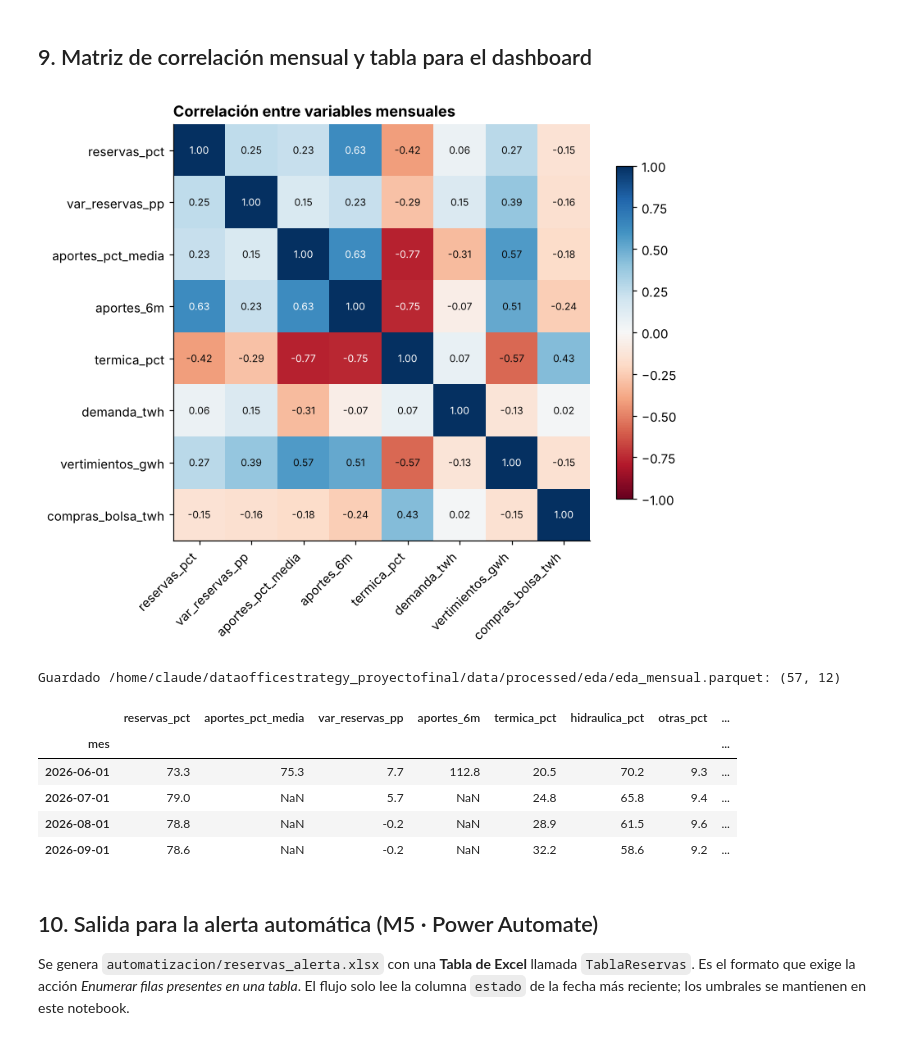
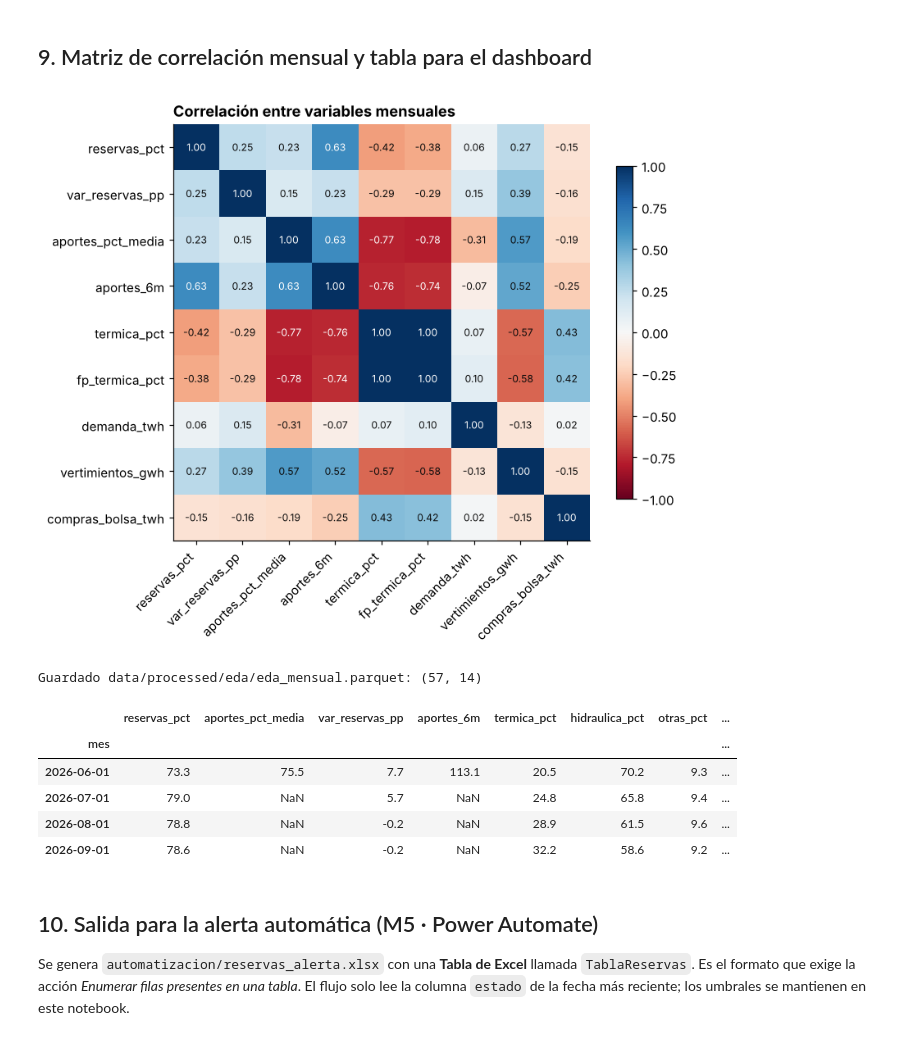
Before and after one commit to vale-leal/DataOfficeStrategy_ProyectoFinal, a Jupyter notebook: notebooks/04_eda.ipynb, the cells around one changed output. Drawn from its saved outputs; the diff is of its cells as text; code cells hidden in the pictures.

```diff
--- a/notebooks/04_eda.ipynb
+++ b/notebooks/04_eda.ipynb
@@ -51,7 +51,7 @@ def guardar(fig, nombre):
     fig.savefig(IMG_DIR / f"{nombre}.png", bbox_inches="tight")
 
 ds = {n: pd.read_parquet(DATA_DIR / f"{n}.parquet")
-      for n in ["reservas", "aportes", "generacion", "demanda", "vertimientos", "compras_bolsa"]}
+      for n in ["reservas", "aportes", "generacion", "demanda", "vertimientos", "compras_bolsa", "capacidad"]}
 pd.DataFrame({n: {"filas": len(d), "columnas": d.shape[1],
                   "desde": d["fecha"].min().date(), "hasta": d["fecha"].max().date(),
                   "archivos_origen": d["archivo_origen"].nunique()} for n, d in ds.items()}).T
@@ -251,7 +256,10 @@ max        88.25
 Los aportes miden cuánta agua llega a los embalses. Si están por debajo del 100 % de la media histórica, el año es más seco de lo normal.
 # %%
 a = ds["aportes"]
-ap = a.groupby("fecha")[["aportes_energia_kwh", "aportes_media_historica_energia_kwh"]].sum(min_count=1)
+# Solo ríos con energía Y media en el mes: si no, numerador y denominador suman ríos distintos
+a_ok = a.dropna(subset=["aportes_energia_kwh", "aportes_media_historica_energia_kwh"])
+print(f"Filas excluidas del cociente por falta de energía o media: {len(a) - len(a_ok)} de {len(a)}")
+ap = a_ok.groupby("fecha")[["aportes_energia_kwh", "aportes_media_historica_energia_kwh"]].sum()
 ap["aportes_pct_media"] = 100 * ap["aportes_energia_kwh"] / ap["aportes_media_historica_energia_kwh"]
 
 fig, ax = plt.subplots()
@@ -268,5 +276,6 @@ racha = (seco != seco.shift()).cumsum()
 mayor = seco.groupby(racha).sum().idxmax()
 tramo = ap[racha == mayor]
 print(f"Racha seca más larga: {len(tramo)} meses ({tramo.index.min():%b-%Y} a {tramo.index.max():%b-%Y}), "
-      f"promedio {tramo['aportes_pct_media'].mean():.0f}% de la media")
+      f"promedio {tramo['aportes_pct_media'].mean():.0f}% de la media; mínimo {tramo['aportes_pct_media'].min():.0f}% "
+      f"en {tramo['aportes_pct_media'].idxmin():%b-%Y}")
 # %% [output]
@@ -359,0 +373,32 @@ Demanda no atendida total: 313.9 GWh = 0.081% de la demanda
+# %%
+cp = ds["capacidad"]
+cap_dia = cp.groupby(["fecha", "tipo_de_generacion"])["capacidad_efectiva_neta_kw"].sum().unstack(fill_value=0)
+cap_mes = cap_dia.resample("MS").mean() / 1e6                     # kW -> GW (promedio del mes)
+
+# Factor de planta diario por tecnología (misma fecha en generación y capacidad)
+fp = (g_dia / (cap_dia * 24)).reindex(columns=["HIDRAULICA", "TERMICA"]).dropna()
+fp_mes = fp.resample("MS").mean() * 100
+
+fig, (ax1, ax2) = plt.subplots(1, 2, figsize=(13, 4))
+orden = ["HIDRAULICA", "TERMICA", "SOLAR", "COGENERADOR", "EOLICA"]
+ax1.stackplot(cap_mes.index, cap_mes[orden].T, colors=[AZUL, NARANJA, AGUA, GRIS, "#c9c8c3"],
+              labels=["Hidráulica", "Térmica", "Solar", "Cogeneración", "Eólica"], edgecolor="white", linewidth=.6)
+ax1.set(ylabel="GW", title="Capacidad efectiva neta por tecnología"); ax1.legend(loc="lower left", frameon=True, ncol=3, fontsize=8)
+ax2.plot(fp_mes.index, fp_mes["TERMICA"], color=NARANJA, label="Térmica")
+ax2.plot(fp_mes.index, fp_mes["HIDRAULICA"], color=AZUL, label="Hidráulica")
+ax2.set(ylim=(0, 100), ylabel="% factor de planta", title="Uso de la capacidad (factor de planta mensual)")
+ax2.legend(frameon=False, loc="upper left")
+guardar(fig, "12_capacidad_factor_planta"); plt.show()
+
+resumen = pd.DataFrame({
+    "capacidad_total_GW": cap_mes.sum(axis=1).groupby(cap_mes.index.year).mean(),
+    "cuota_hidraulica_%": (100 * cap_mes["HIDRAULICA"] / cap_mes.sum(axis=1)).groupby(cap_mes.index.year).mean(),
+    "fp_termica_%": fp_mes["TERMICA"].groupby(fp_mes.index.year).mean(),
+    "fp_hidraulica_%": fp_mes["HIDRAULICA"].groupby(fp_mes.index.year).mean(),
+}).rename_axis("año")
+print(resumen.round(1).to_string())
+pico = fp_mes["TERMICA"].idxmax()
+print(f"\nMáximo factor de planta térmico: {fp_mes['TERMICA'].max():.0f}% en {pico:%b-%Y} "
+      f"(holgura térmica libre: {100 - fp_mes['TERMICA'].max():.0f}% de la capacidad)")
+print(f"Correlación reservas vs. factor de planta térmico: {mens['reservas_pct'].corr(fp_mes['TERMICA']):.2f}")
+mens["fp_termica_pct"] = fp_mes["TERMICA"]; mens["capacidad_gw"] = cap_mes.sum(axis=1)
@@ -404,33 +461,33 @@ Correlación reservas vs. compras en bolsa: -0.15
 # %% [markdown]
 ## 9. Matriz de correlación mensual y tabla para el dashboard
 # %%
-cols = ["reservas_pct", "var_reservas_pp", "aportes_pct_media", "aportes_6m", "termica_pct",
+cols = ["reservas_pct", "var_reservas_pp", "aportes_pct_media", "aportes_6m", "termica_pct", "fp_termica_pct",
         "demanda_twh", "vertimientos_gwh", "compras_bolsa_twh"]
 corr = mens[cols].corr()
 fig, ax = plt.subplots(figsize=(7.5, 6))
 im = ax.imshow(corr, cmap="RdBu", vmin=-1, vmax=1); ax.grid(False)
 ax.set_xticks(range(len(cols)), cols, rotation=45, ha="right"); ax.set_yticks(range(len(cols)), cols)
 for i in range(len(cols)):
     for j in range(len(cols)):
         ax.text(j, i, f"{corr.iat[i, j]:.2f}", ha="center", va="center", fontsize=8,
                 color="white" if abs(corr.iat[i, j]) > .6 else "#0b0b0b")
 fig.colorbar(im, ax=ax, shrink=.8); ax.set_title("Correlación entre variables mensuales")
 guardar(fig, "11_correlacion"); plt.show()
 # %% [output]
-[figure, old version]
+[figure, new version]
 # %%
 # Salida del EDA → insumo del dashboard (Entrega 3). El mes en curso se marca como incompleto.
 mens["mes_completo"] = mens.index < pd.Timestamp(r.index.max()).to_period("M").to_timestamp()
 mens["en_vigilancia"] = mens["reservas_pct"] < UMBRAL_VIGILANCIA
 mens.index.name = "mes"
 mens.to_parquet(OUT_DIR / "eda_mensual.parquet")
-print(f"Guardado {OUT_DIR / 'eda_mensual.parquet'}: {mens.shape}")
+print(f"Guardado {(OUT_DIR / 'eda_mensual.parquet').relative_to(RAIZ)}: {mens.shape}")
 mens.tail(4).round(1)
 # %% [output]
-Guardado /home/claude/dataofficestrategy_proyectofinal/data/processed/eda/eda_mensual.parquet: (57, 12)
+Guardado data/processed/eda/eda_mensual.parquet: (57, 14)
 |  | reservas_pct | aportes_pct_media | var_reservas_pp | aportes_6m | termica_pct | hidraulica_pct | otras_pct | ... |
 | mes |  |  |  |  |  |  |  | ... |
-| 2026-06-01 | 73.3 | 75.3 | 7.7 | 112.8 | 20.5 | 70.2 | 9.3 | ... |
+| 2026-06-01 | 73.3 | 75.5 | 7.7 | 113.1 | 20.5 | 70.2 | 9.3 | ... |
 | 2026-07-01 | 79.0 | NaN | 5.7 | NaN | 24.8 | 65.8 | 9.4 | ... |
 | 2026-08-01 | 78.8 | NaN | -0.2 | NaN | 28.9 | 61.5 | 9.6 | ... |
 | 2026-09-01 | 78.6 | NaN | -0.2 | NaN | 32.2 | 58.6 | 9.2 | ... |
```
Also changed, not shown: parts of 10 cells of this notebook, 13 other files.
